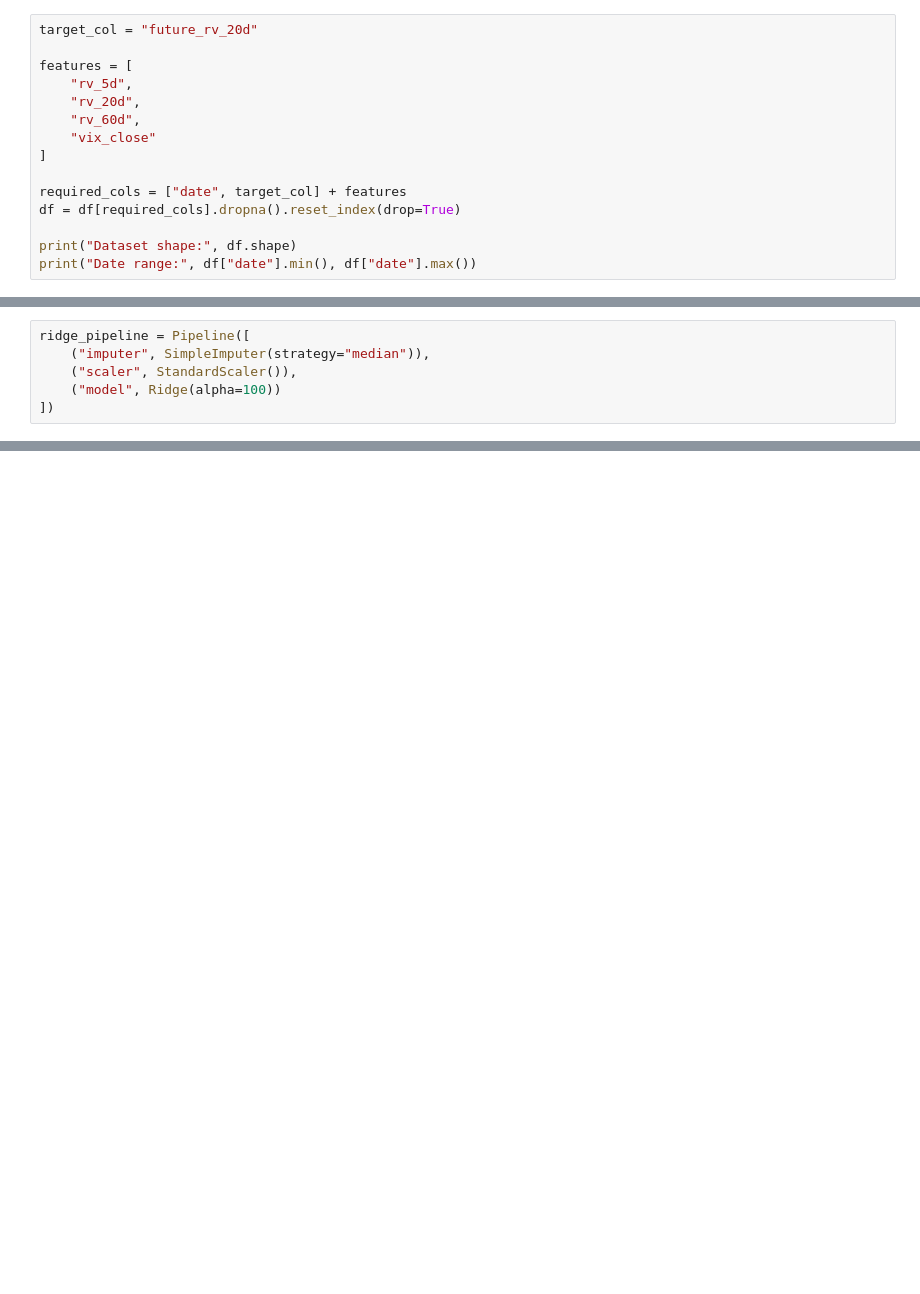
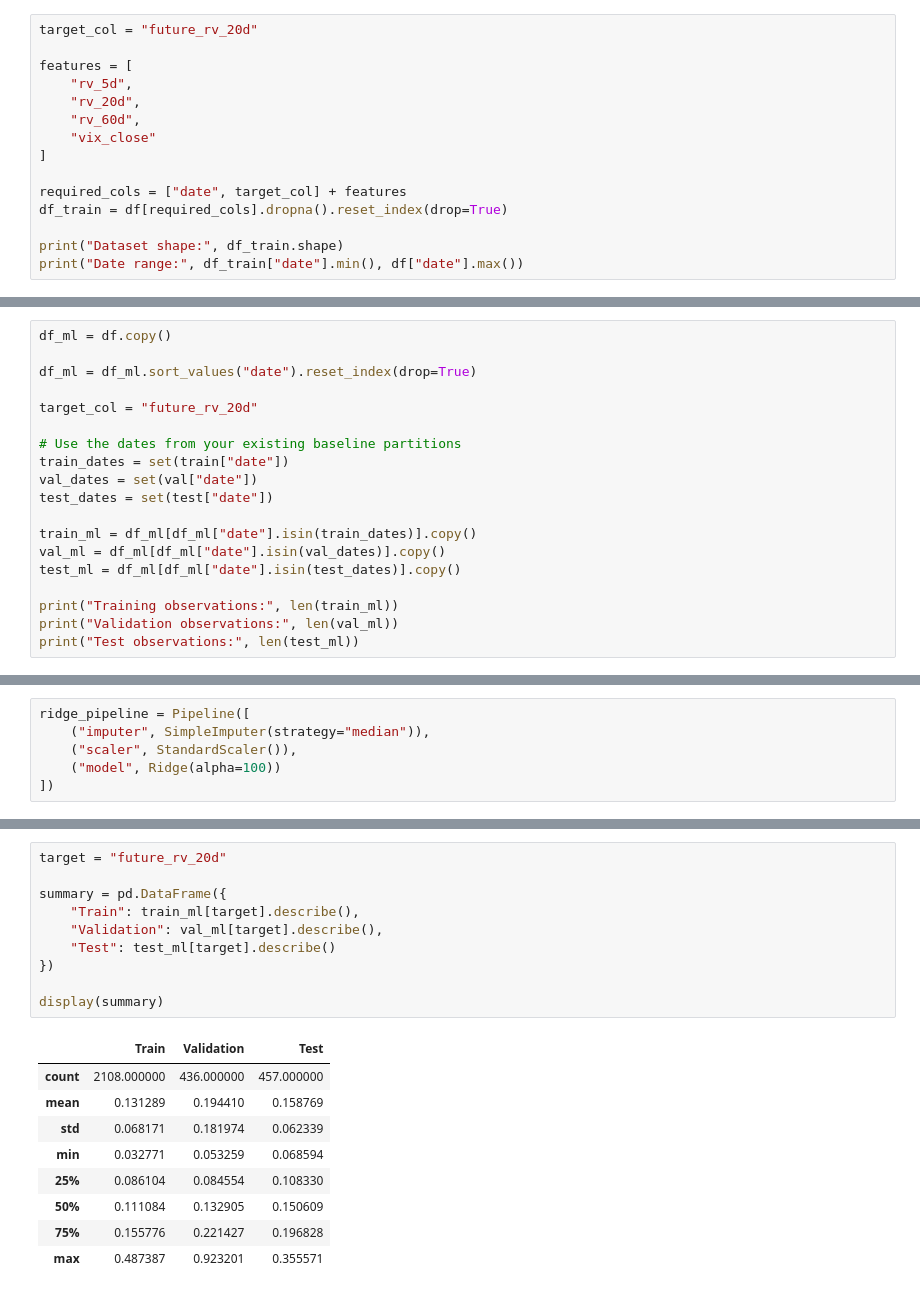
Before and after one commit to pjesco/financial_ssl, a Jupyter notebook: notebooks/supervised_ml.ipynb, the cells around one changed output, grey strips where cells are left out. Drawn from its saved outputs; the diff is of its cells as text; blank space fills up the shorter version.

```diff
--- a/notebooks/supervised_ml.ipynb
+++ b/notebooks/supervised_ml.ipynb
@@ -28,9 +30,9 @@ features = [
 ]
 
 required_cols = ["date", target_col] + features
-df = df[required_cols].dropna().reset_index(drop=True)
+df_train = df[required_cols].dropna().reset_index(drop=True)
 
-print("Dataset shape:", df.shape)
-print("Date range:", df["date"].min(), df["date"].max())
+print("Dataset shape:", df_train.shape)
+print("Date range:", df_train["date"].min(), df["date"].max())
 # %% [output]
 Dataset shape: (3041, 6)
@@ -60,3 +106,22 @@ X_val_sup = val[sup_features]
 y_val = val[target_col]
 
 X_test_sup = test[sup_features]
+# %%
+df_ml = df.copy()
+
+df_ml = df_ml.sort_values("date").reset_index(drop=True)
+
+target_col = "future_rv_20d"
+
+# Use the dates from your existing baseline partitions
+train_dates = set(train["date"])
+val_dates = set(val["date"])
+test_dates = set(test["date"])
+
+train_ml = df_ml[df_ml["date"].isin(train_dates)].copy()
+val_ml = df_ml[df_ml["date"].isin(val_dates)].copy()
+test_ml = df_ml[df_ml["date"].isin(test_dates)].copy()
+
+print("Training observations:", len(train_ml))
+print("Validation observations:", len(val_ml))
+print("Test observations:", len(test_ml))
@@ -81,0 +213,20 @@ Tested Alphas: 0.1, 1, 10, 100. 100 had lowest MAE
+# %%
+target = "future_rv_20d"
+
+summary = pd.DataFrame({
+    "Train": train_ml[target].describe(),
+    "Validation": val_ml[target].describe(),
+    "Test": test_ml[target].describe()
+})
+
+display(summary)
+# %% [output]
+|  | Train | Validation | Test |
+| count | 2108.000000 | 436.000000 | 457.000000 |
+| mean | 0.131289 | 0.194410 | 0.158769 |
+| std | 0.068171 | 0.181974 | 0.062339 |
+| min | 0.032771 | 0.053259 | 0.068594 |
+| 25% | 0.086104 | 0.084554 | 0.108330 |
+| 50% | 0.111084 | 0.132905 | 0.150609 |
+| 75% | 0.155776 | 0.221427 | 0.196828 |
+| max | 0.487387 | 0.923201 | 0.355571 |
```
Also changed, not shown: parts of 18 cells of this notebook, 3 other files.
